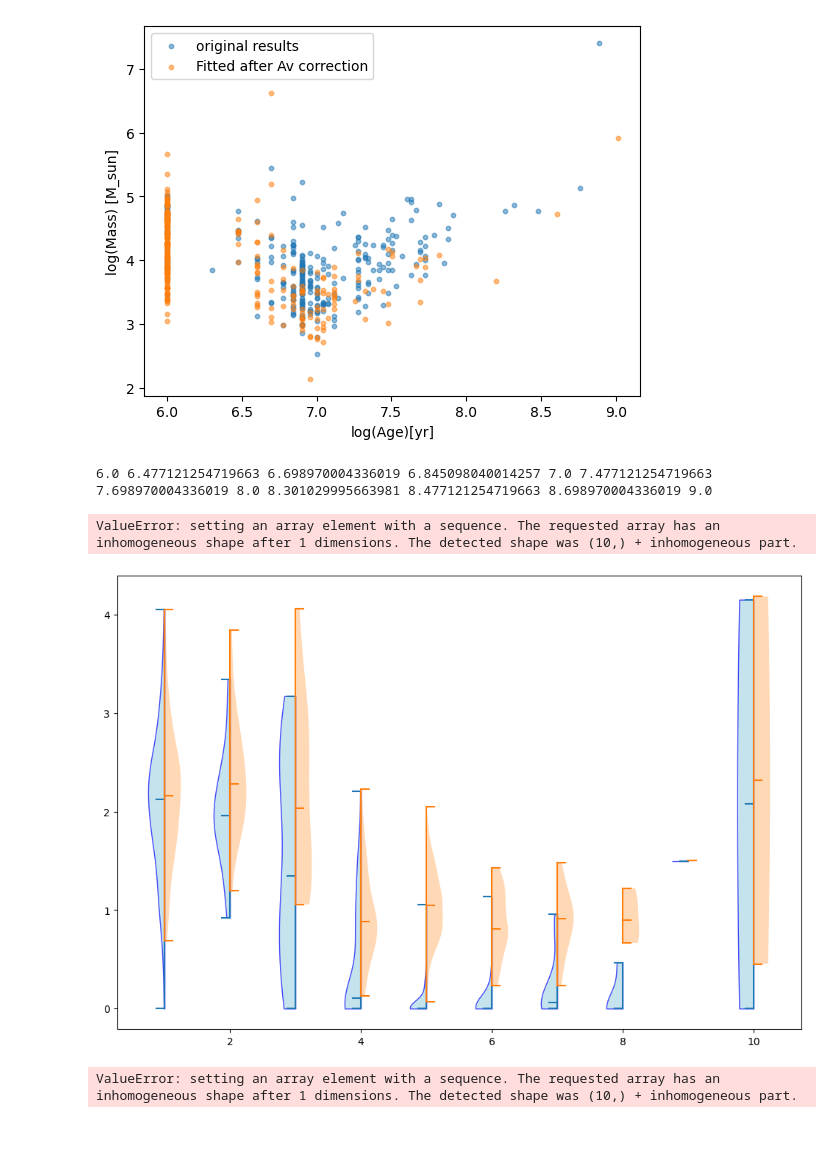
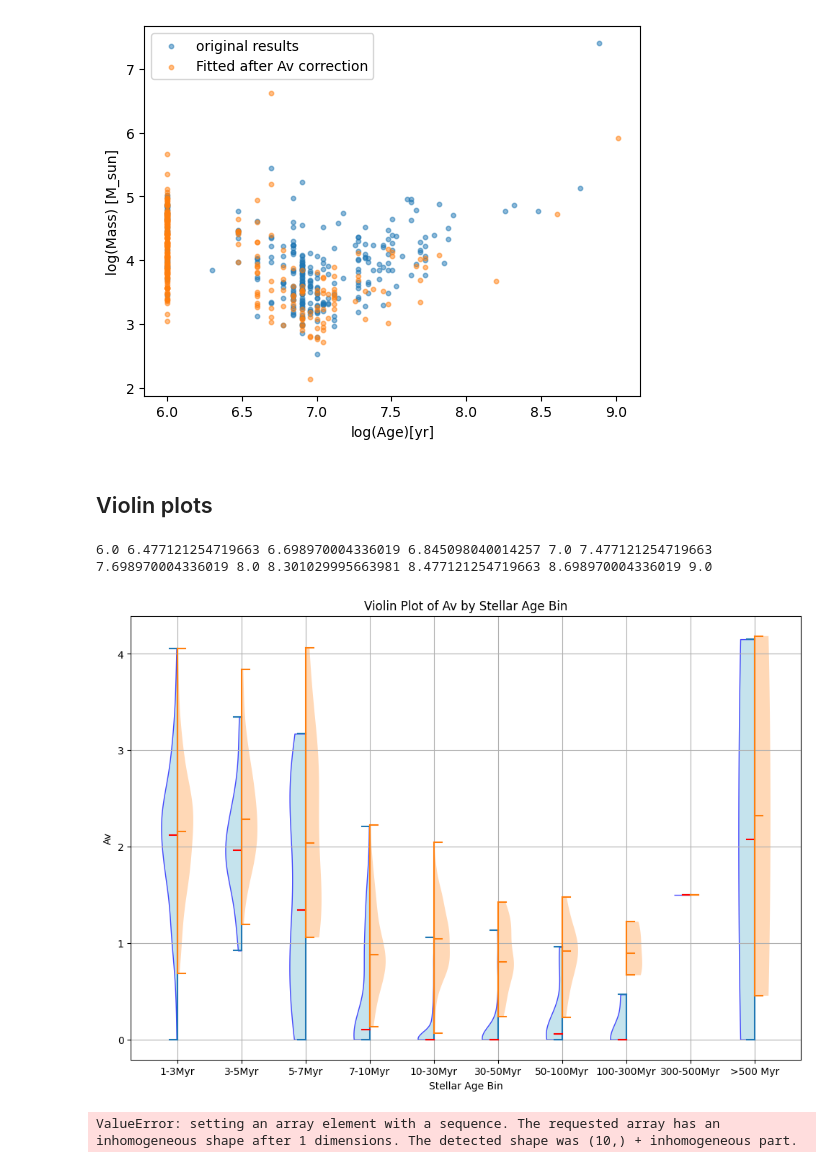
Before and after one commit to kilarson/msa, a Jupyter notebook: msa_cigale.ipynb, the cells around one changed output. Drawn from its saved outputs; the diff is of its cells as text; code cells hidden in the pictures; blank space fills up the shorter version.

Commit message:
updating violin plots - Created using Colab

```diff
--- a/msa_cigale.ipynb
+++ b/msa_cigale.ipynb
@@ -1298,4 +1298,6 @@ plt.xlabel('log(Age)[yr]')
 # %% [output]
 Text(0.5, 0, 'log(Age)[yr]')
 [figure]
+# %% [markdown]
+## Violin plots
 # %%
@@ -1322,51 +1326,43 @@ cigale_df['age_bin'] = pd.cut(np.log10(cigale_df['best.stellar.age_m_star']*1e6)
 # Create a list of Av values for each age bin
 av_data_by_age_bin = [v_diff[cigale_df['age_bin'] == label] for label in age_labels]
 av_tot_data_by_age_bin = [v_diff_all[cigale_df['age_bin'] == label] for label in age_labels]
 
 
 # Create the violin plot
 plt.figure(figsize=(12, 8))
 violin_parts = plt.violinplot(av_data_by_age_bin, showmedians=True, side='low') #, label='Av from decrement'
 plt.violinplot(av_tot_data_by_age_bin, showmedians=True, side='high') #label='Total Av (decrement + SED-fit extinction)'
 
 # Customize the appearance of the violin plot (optional)
 for body in violin_parts['bodies']:
     body.set_facecolor('lightblue')
     body.set_edgecolor('blue')
     body.set_alpha(0.7)
 
 # adding quartile boxes
-quartile1, medians, quartile3 = np.percentile(av_tot_data_by_age_bin, [25, 50, 75], axis=1)
-whiskers = np.array([
-    adjacent_values(sorted_array, q1, q3)
-    for sorted_array, q1, q3 in zip(data, quartile1, quartile3)])
-whiskers_min, whiskers_max = whiskers[:, 0], whiskers[:, 1]
+#quartile1, medians, quartile3 = np.percentile(av_tot_data_by_age_bin, [25, 50, 75], axis=1)
+#whiskers = np.array([
+#    adjacent_values(sorted_array, q1, q3)
+#    for sorted_array, q1, q3 in zip(data, quartile1, quartile3)])
+#whiskers_min, whiskers_max = whiskers[:, 0], whiskers[:, 1]
 
-inds = np.arange(1, len(medians) + 1)
-ax2.scatter(inds, medians, marker='o', color='white', s=30, zorder=3)
-ax2.vlines(inds, quartile1, quartile3, color='k', linestyle='-', lw=5)
-ax2.vlines(inds, whiskers_min, whiskers_max, color='k', linestyle='-', lw=1)
-
-#----
-
-inds = np.arange(1, len(medians) + 1)
-ax2.scatter(inds, medians, marker='o', color='white', s=30, zorder=3)
-ax2.vlines(inds, quartile1, quartile3, color='k', linestyle='-', lw=5)
-ax2.vlines(inds, whiskers_min, whiskers_max, color='k', linestyle='-', lw=1)
+#inds = np.arange(1, len(medians) + 1)
+#plt.scatter(inds, medians, marker='o', color='white', s=30, zorder=3)
+#plt.vlines(inds, quartile1, quartile3, color='k', linestyle='-', lw=5)
+#plt.vlines(inds, whiskers_min, whiskers_max, color='k', linestyle='-', lw=1)
 
 # Customize the median line (optional)
 violin_parts['cmedians'].set_edgecolor('red')
 
 # Set labels and title
 plt.xticks(np.arange(1, len(age_labels) + 1), age_labels)
 plt.ylabel('Av')
 plt.xlabel('Stellar Age Bin')
 plt.title('Violin Plot of Av by Stellar Age Bin')
 plt.grid(True)
 plt.show()
 # %% [output]
-ValueError: setting an array element with a sequence. The requested array has an inhomogeneous shape after 1 dimensions. The detected shape was (10,) + inhomogeneous part.
-[figure, old version]
+[figure, new version]
 # %%
 quartile1, medians, quartile3 = np.percentile(av_tot_data_by_age_bin, [25, 50, 75], axis=0)
 #av_tot_data_by_age_bin[1]
```
Also changed, not shown: parts of 2 cells of this notebook.
